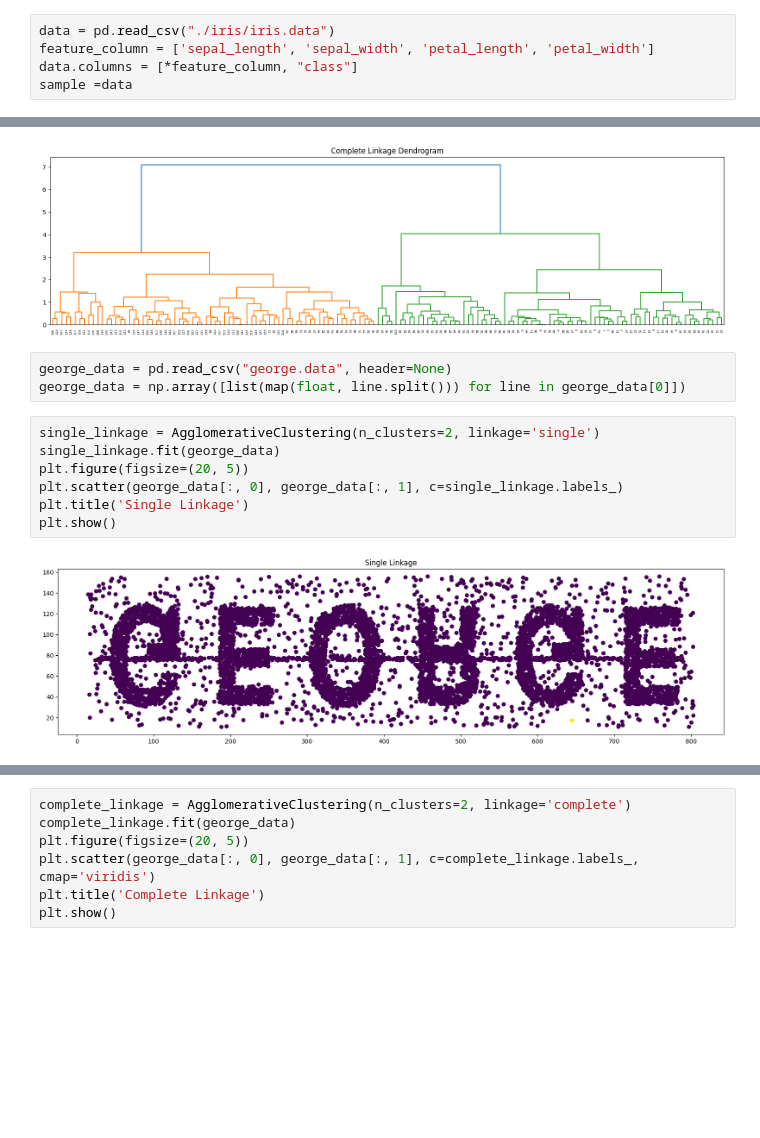
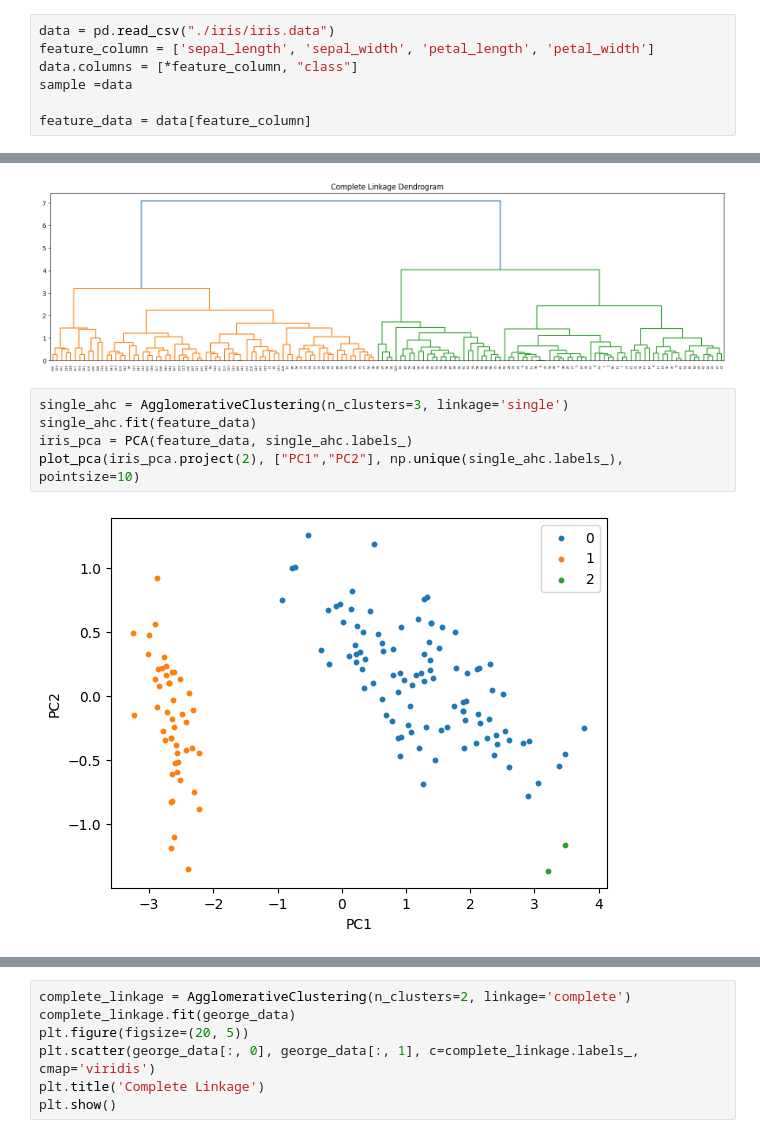
Before and after one commit to tung-ngt/ml2, a Jupyter notebook: labwork2/novete/iris_ahc.ipynb, the cells around one changed output, grey strips where cells are left out. Cells and saved outputs as stored; diff of their text form; blank space fills up the shorter version.

```diff
--- a/labwork2/novete/iris_ahc.ipynb
+++ b/labwork2/novete/iris_ahc.ipynb
@@ -55,6 +52,8 @@ data = pd.read_csv("./iris/iris.data")
 feature_column = ['sepal_length', 'sepal_width', 'petal_length', 'petal_width']
 data.columns = [*feature_column, "class"]
 sample =data
+
+feature_data = data[feature_column]
 # %%
 single_linkage = linkage(data[feature_column], method='single')
 plt.figure(figsize=(20, 5))
@@ -71,15 +70,10 @@ plt.title('Complete Linkage Dendrogram')
 plt.show()
 # %% [output]
 [figure]
-# %%
-george_data = pd.read_csv("george.data", header=None)
-george_data = np.array([list(map(float, line.split())) for line in george_data[0]])
-# %%
-single_linkage = AgglomerativeClustering(n_clusters=2, linkage='single')
-single_linkage.fit(george_data)
-plt.figure(figsize=(20, 5))
-plt.scatter(george_data[:, 0], george_data[:, 1], c=single_linkage.labels_)
-plt.title('Single Linkage')
-plt.show()
-# %% [output]
-[figure, removed]
+# %%
+single_ahc = AgglomerativeClustering(n_clusters=3, linkage='single')
+single_ahc.fit(feature_data)
+iris_pca = PCA(feature_data, single_ahc.labels_)
+plot_pca(iris_pca.project(2), ["PC1","PC2"], np.unique(single_ahc.labels_), pointsize=10)
+# %% [output]
+[figure, added]
```
Also changed, not shown: parts of 3 cells of this notebook.
